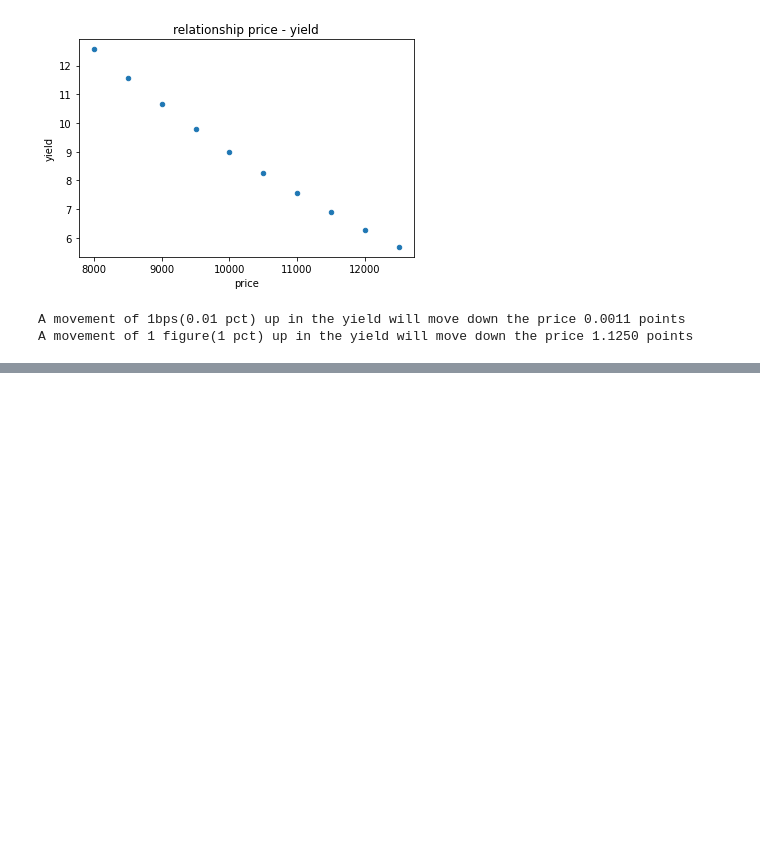
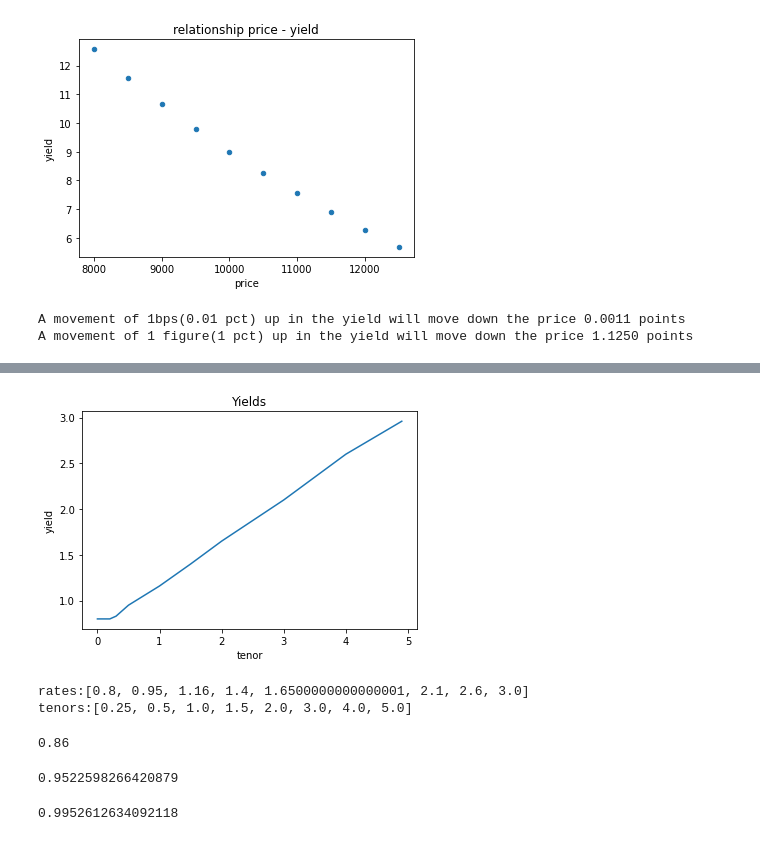
Before and after one commit to javifalces/colab_test, a Jupyter notebook: financial_derivatives_bonds.ipynb, the cells around one changed output, grey strips where cells are left out. Cells and saved outputs as stored; diff of their text form; code cells hidden in the pictures; blank space fills up the shorter version.

```diff
--- a/financial_derivatives_bonds.ipynb
+++ b/financial_derivatives_bonds.ipynb
@@ -125,0 +173,28 @@ A movement of 1 figure(1 pct) up in the yield will move down the price 1.1250 po
+# %%
+yield_curve = fi.curve_factory(dates = tenors, rates = spot_rates, method="pwlinear")
+yield_curve.plot_yields()
+# The rates returned by both the get_rates and get_yield methods are continuously compounded.
+print("rates:%s"%yield_curve.get_rates())
+print("tenors:%s"%yield_curve.get_tenors())
+# %% [output]
+[figure, added]
+rates:[0.8, 0.95, 1.16, 1.4, 1.6500000000000001, 2.1, 2.6, 3.0]
+tenors:[0.25, 0.5, 1.0, 1.5, 2.0, 3.0, 4.0, 5.0]
+# %%
+time=0.35#time has to be a float number of a year-> 0.5 means 6Months
+yield_curve.get_yield(time)#The rates returned by both the get_rates and get_yield methods are continuously compounded.
+# %% [output]
+0.86
+# %%
+# The yield curve object can also return spot rates with arbitrary compounding
+# convention using the spot_rate method
+compounding=2
+time=0.5
+# The rates returned by both the get_rates and get_yield methods are continuously compounded.
+yield_curve.spot_rate(time,compounding=compounding)
+# %% [output]
+0.9522598266420879
+# %%
+yield_curve.discount_factor(time)
+# %% [output]
+0.9952612634092118
```
Also changed, not shown: parts of 17 cells of this notebook.
